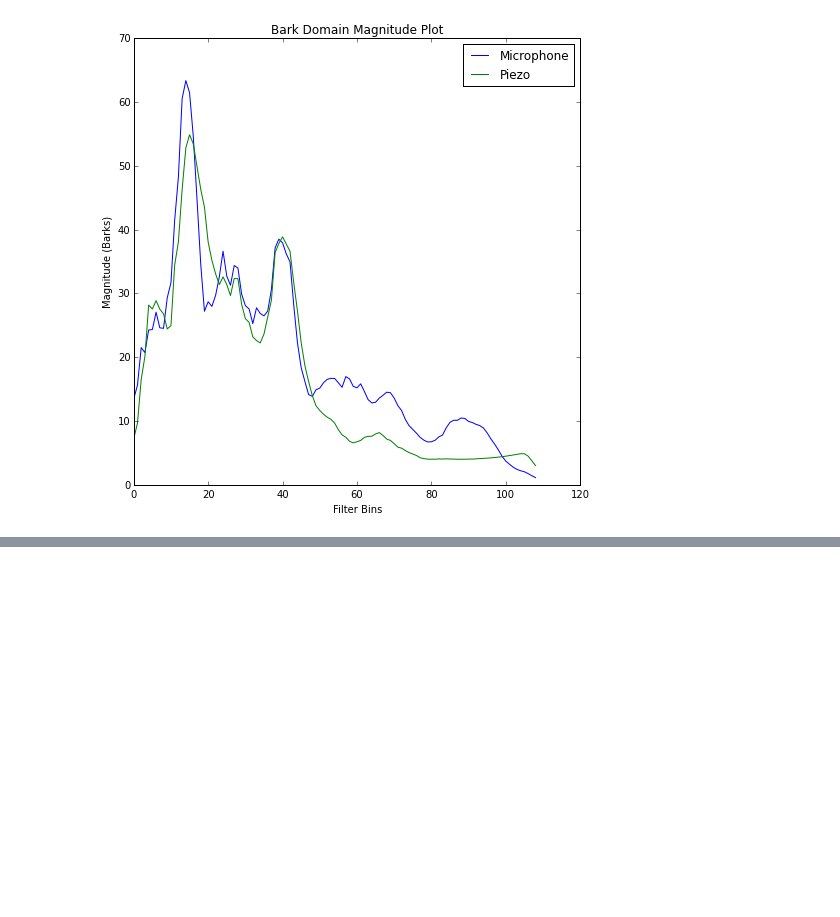
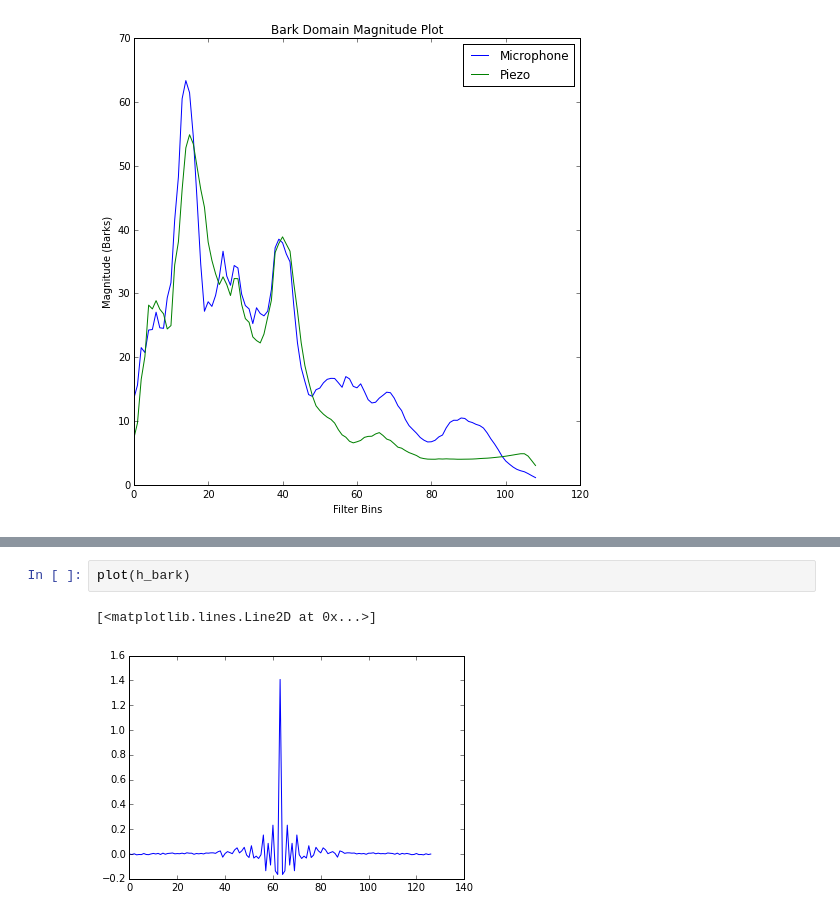
Before and after one commit to stephencwelch/Perceptual-Coding-In-Python, a Jupyter notebook: Bark Domain Filter Design.ipynb, the cells around one changed output, grey strips where cells are left out. Saved outputs shown, nothing was run; the diff lists cells and outputs as text; blank space fills up the shorter version.

```diff
--- a/Bark Domain Filter Design.ipynb
+++ b/Bark Domain Filter Design.ipynb
@@ -127,0 +151,5 @@ legend()
+# %%
+plot(h_bark)
+# %% [output]
+[<matplotlib.lines.Line2D at 0x...>]
+[figure, added]
```
Also changed, not shown: parts of 11 cells of this notebook.
